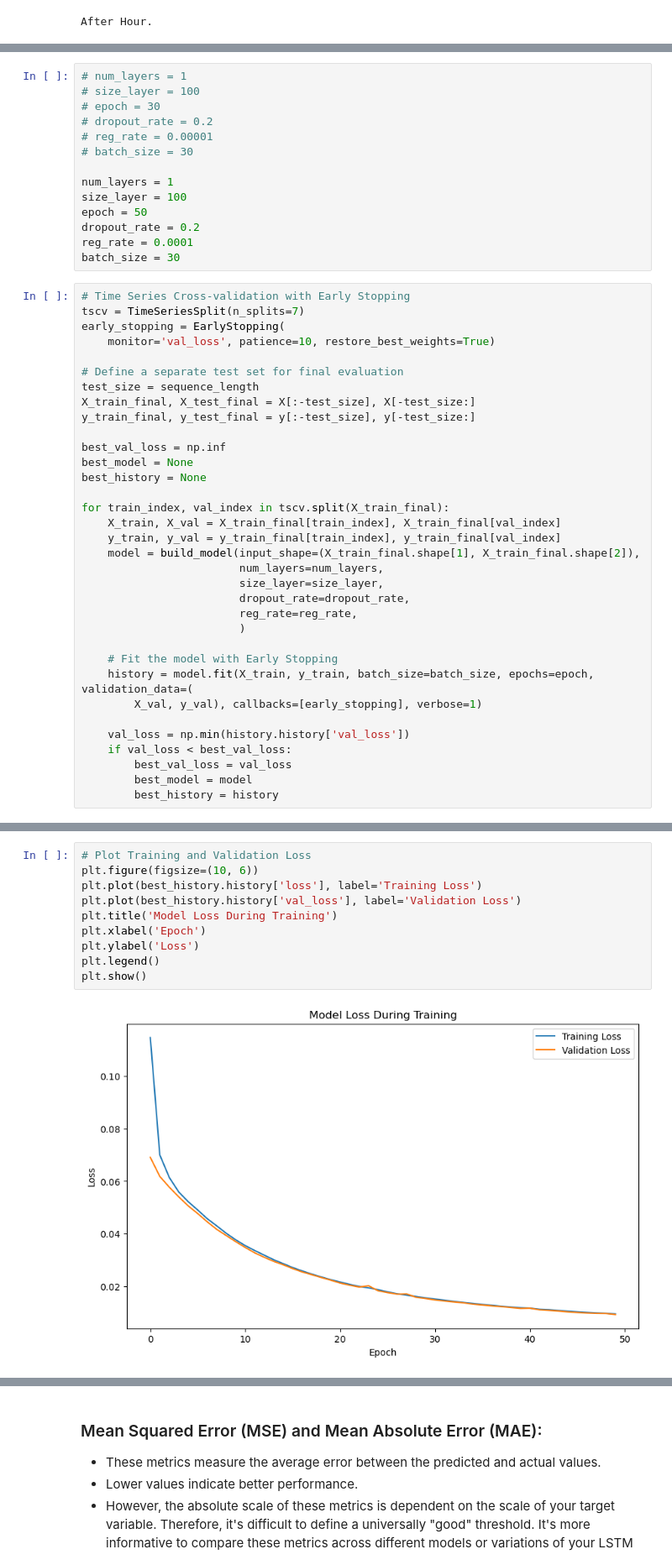
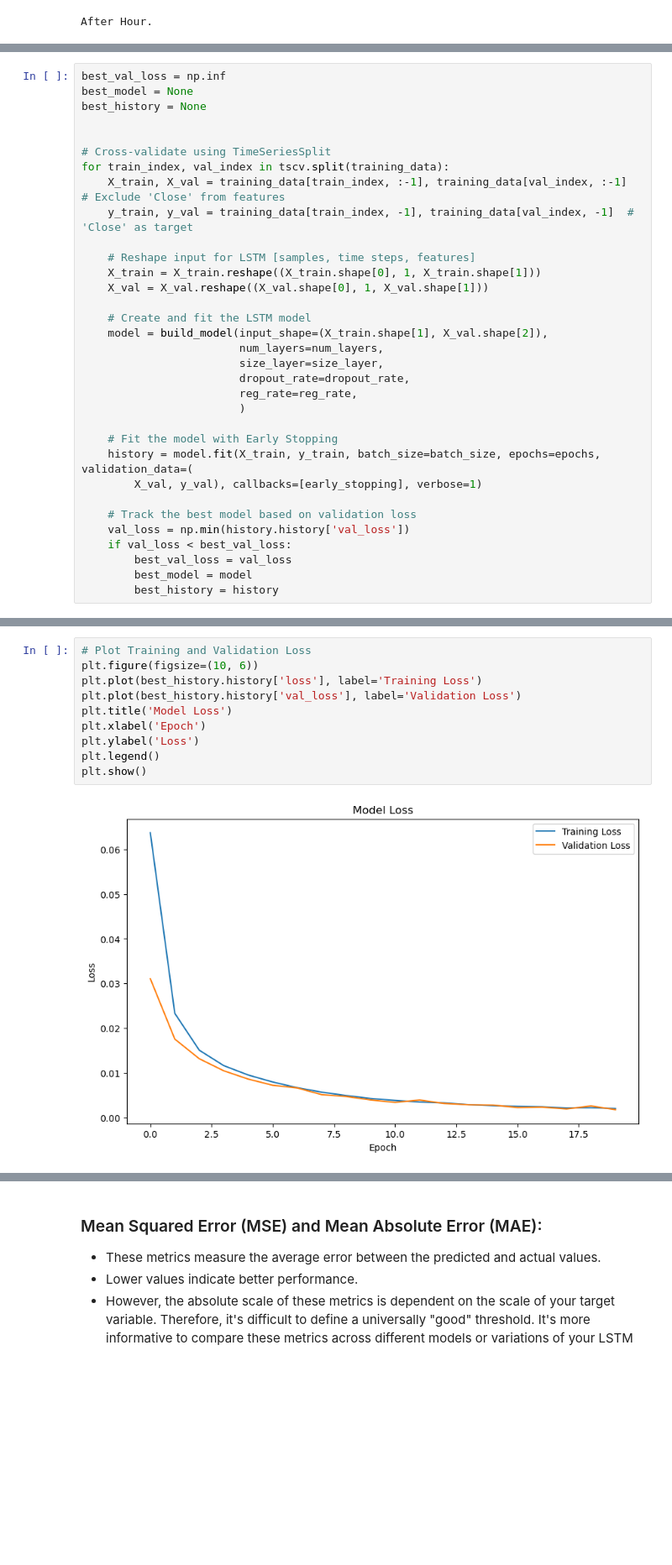
Before and after one commit to Jason-Wuuuu/stock_price_prediction, a Jupyter notebook: stock_LSTM.ipynb, the cells around one changed output, grey strips where cells are left out. Shown at 84% size. Cells and saved outputs as stored; diff of their text form; blank space fills up the shorter version.

```diff
--- a/stock_LSTM.ipynb
+++ b/stock_LSTM.ipynb
@@ -241,36 +321,20 @@ def build_model(input_shape, num_layers=2, size_layer=128, dropout_rate=0.2, reg
-# %%
-# num_layers = 1
-# size_layer = 100
-# epoch = 30
-# dropout_rate = 0.2
-# reg_rate = 0.00001
-# batch_size = 30
-
-num_layers = 1
-size_layer = 100
-epoch = 50
-dropout_rate = 0.2
-reg_rate = 0.0001
-batch_size = 30
 # %%
-# Time Series Cross-validation with Early Stopping
-tscv = TimeSeriesSplit(n_splits=7)
-early_stopping = EarlyStopping(
-    monitor='val_loss', patience=10, restore_best_weights=True)
-
-# Define a separate test set for final evaluation
-test_size = sequence_length
-X_train_final, X_test_final = X[:-test_size], X[-test_size:]
-y_train_final, y_test_final = y[:-test_size], y[-test_size:]
-
 best_val_loss = np.inf
 best_model = None
 best_history = None
 
-for train_index, val_index in tscv.split(X_train_final):
-    X_train, X_val = X_train_final[train_index], X_train_final[val_index]
-    y_train, y_val = y_train_final[train_index], y_train_final[val_index]
-    model = build_model(input_shape=(X_train_final.shape[1], X_train_final.shape[2]),
+
+# Cross-validate using TimeSeriesSplit
+for train_index, val_index in tscv.split(training_data):
+    X_train, X_val = training_data[train_index, :-1], training_data[val_index, :-1]  # Exclude 'Close' from features
+    y_train, y_val = training_data[train_index, -1], training_data[val_index, -1]  # 'Close' as target
+
+    # Reshape input for LSTM [samples, time steps, features]
+    X_train = X_train.reshape((X_train.shape[0], 1, X_train.shape[1]))
+    X_val = X_val.reshape((X_val.shape[0], 1, X_val.shape[1]))
+
+    # Create and fit the LSTM model
+    model = build_model(input_shape=(X_train.shape[1], X_val.shape[2]),
                         num_layers=num_layers,
                         size_layer=size_layer,
                         dropout_rate=dropout_rate,
@@ -278,9 +342,10 @@ for train_index, val_index in tscv.split(X_train_final):
                         )
 
     # Fit the model with Early Stopping
-    history = model.fit(X_train, y_train, batch_size=batch_size, epochs=epoch, validation_data=(
+    history = model.fit(X_train, y_train, batch_size=batch_size, epochs=epochs, validation_data=(
         X_val, y_val), callbacks=[early_stopping], verbose=1)
 
+    # Track the best model based on validation loss
     val_loss = np.min(history.history['val_loss'])
     if val_loss < best_val_loss:
         best_val_loss = val_loss
@@ -307,12 +372,12 @@ Epoch 50/50
 # %%
 # Plot Training and Validation Loss
 plt.figure(figsize=(10, 6))
 plt.plot(best_history.history['loss'], label='Training Loss')
 plt.plot(best_history.history['val_loss'], label='Validation Loss')
-plt.title('Model Loss During Training')
+plt.title('Model Loss')
 plt.xlabel('Epoch')
 plt.ylabel('Loss')
 plt.legend()
 plt.show()
 # %% [output]
-[figure, old version]
+[figure, new version]
```
Also changed, not shown: parts of 27 cells of this notebook, 9 other files.
